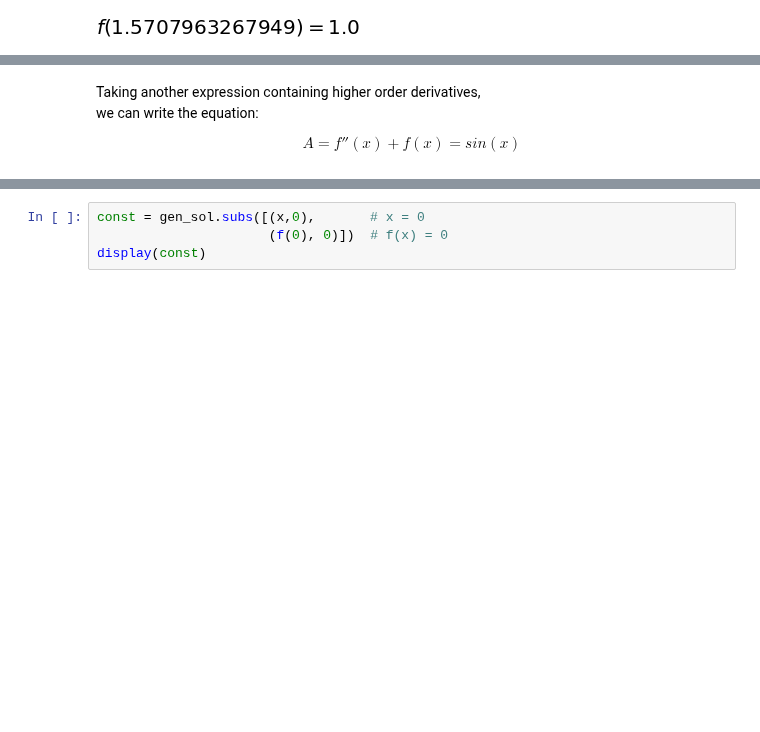
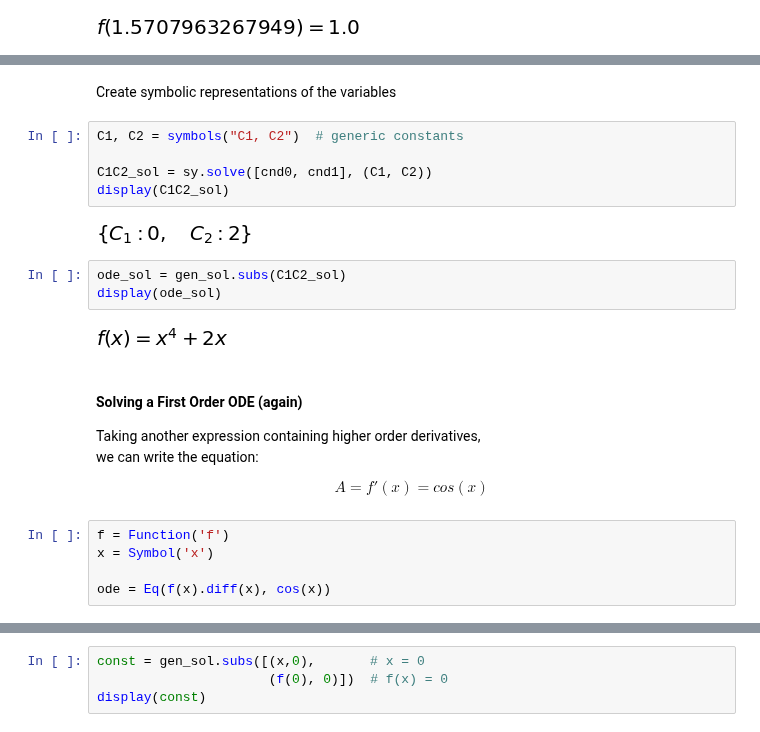
Before and after one commit to vongvanicht/Intro_to_Python, a Jupyter notebook: 08_DifferentialEquations.ipynb, the cells around one changed output, grey strips where cells are left out. Drawn from its saved outputs; the diff is of its cells as text; blank space fills up the shorter version.

```diff
--- a/08_DifferentialEquations.ipynb
+++ b/08_DifferentialEquations.ipynb
@@ -680,5 +722,25 @@ display(spec_sol.evalf())
+# %% [markdown]
+Create symbolic representations of the variables
+# %%
+C1, C2 = symbols("C1, C2")  # generic constants
+
+C1C2_sol = sy.solve([cnd0, cnd1], (C1, C2))
+display(C1C2_sol)
+# %% [output]
+[figure, added]
+# %%
+ode_sol = gen_sol.subs(C1C2_sol)
+display(ode_sol)
+# %% [output]
+[figure, added]
 # %% [markdown]
+#### Solving a First Order ODE (again)
 Taking another expression containing higher order derivatives,
 <br>we can write the equation:
 
-$$A=f''(x) + f(x)=sin(x)$$
+$$A=f'(x) =cos(x)$$
+# %%
+f = Function('f')
+x = Symbol('x')
+
+ode = Eq(f(x).diff(x), cos(x))
```
Also changed, not shown: parts of 27 cells of this notebook.
